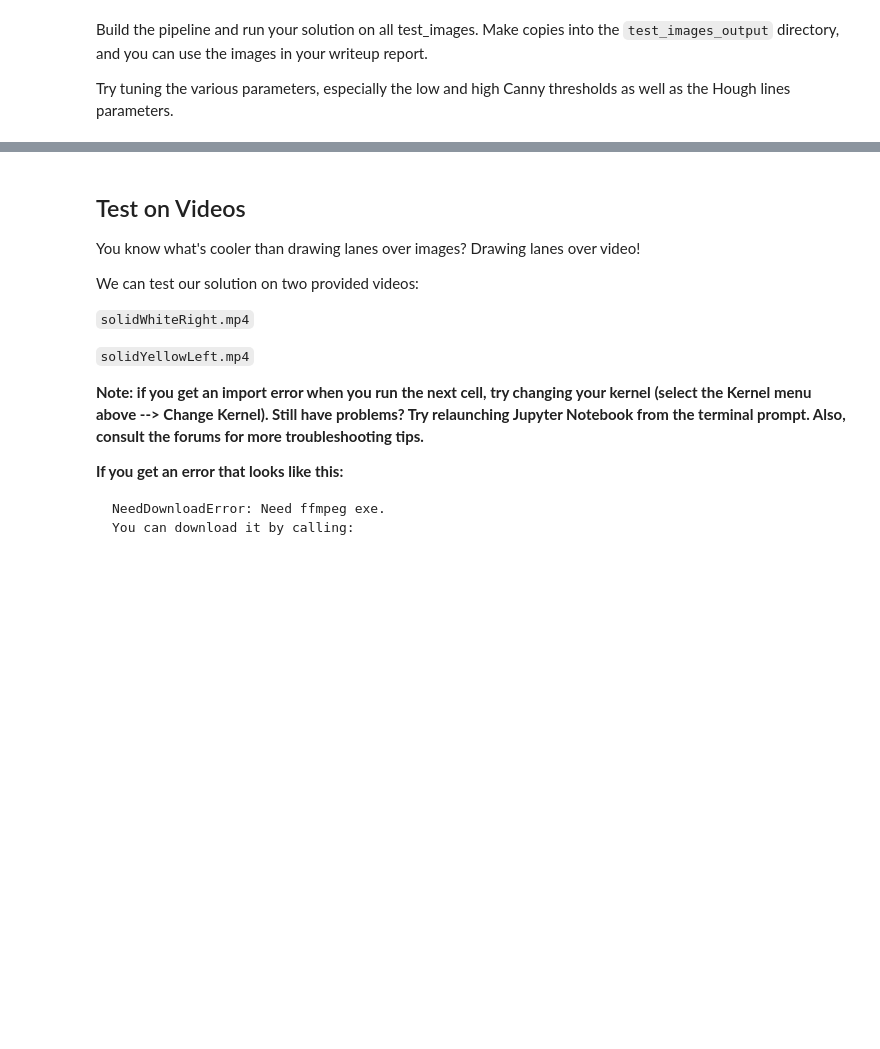
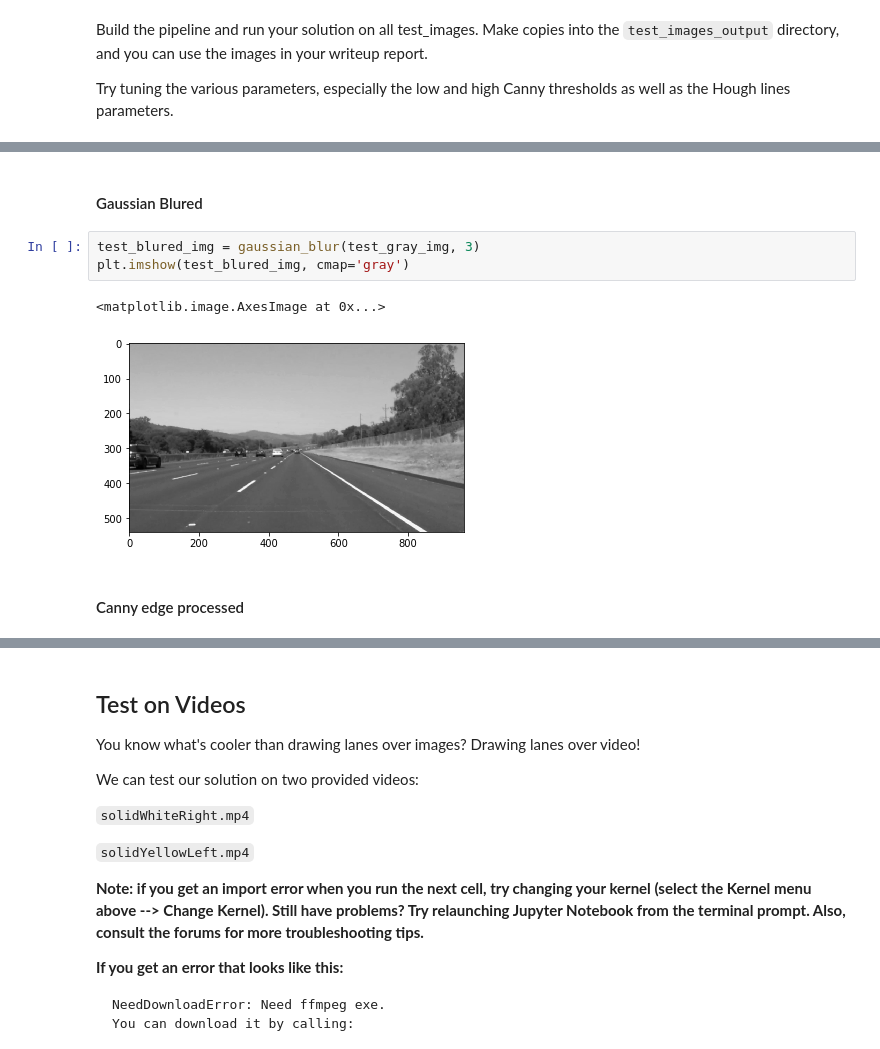
Before and after one commit to glc12125/CarND-LaneLines-P1, a Jupyter notebook: P1.ipynb, the cells around one changed output, grey strips where cells are left out. Drawn from its saved outputs; the diff is of its cells as text; blank space fills up the shorter version.

```diff
--- a/P1.ipynb
+++ b/P1.ipynb
@@ -455,0 +489,10 @@ Try tuning the various parameters, especially the low and high Canny thresholds
+# %% [markdown]
+#### Gaussian Blured
+# %%
+test_blured_img = gaussian_blur(test_gray_img, 3)
+plt.imshow(test_blured_img, cmap='gray')
+# %% [output]
+<matplotlib.image.AxesImage at 0x...>
+[figure, added]
+# %% [markdown]
+#### Canny edge processed
```
Also changed, not shown: parts of 33 cells of this notebook.
